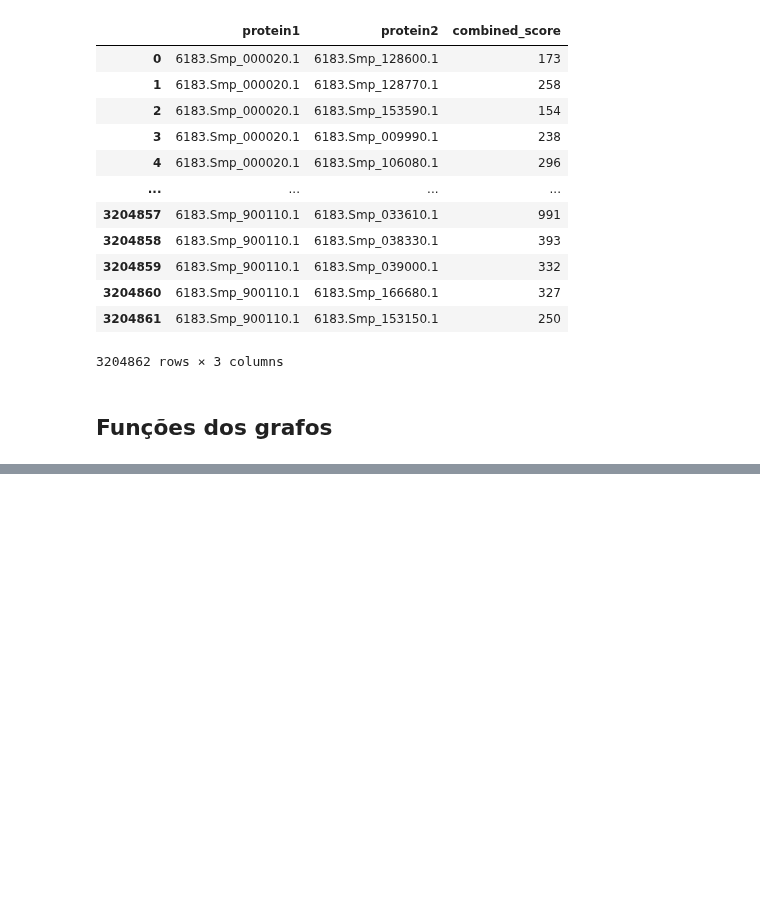
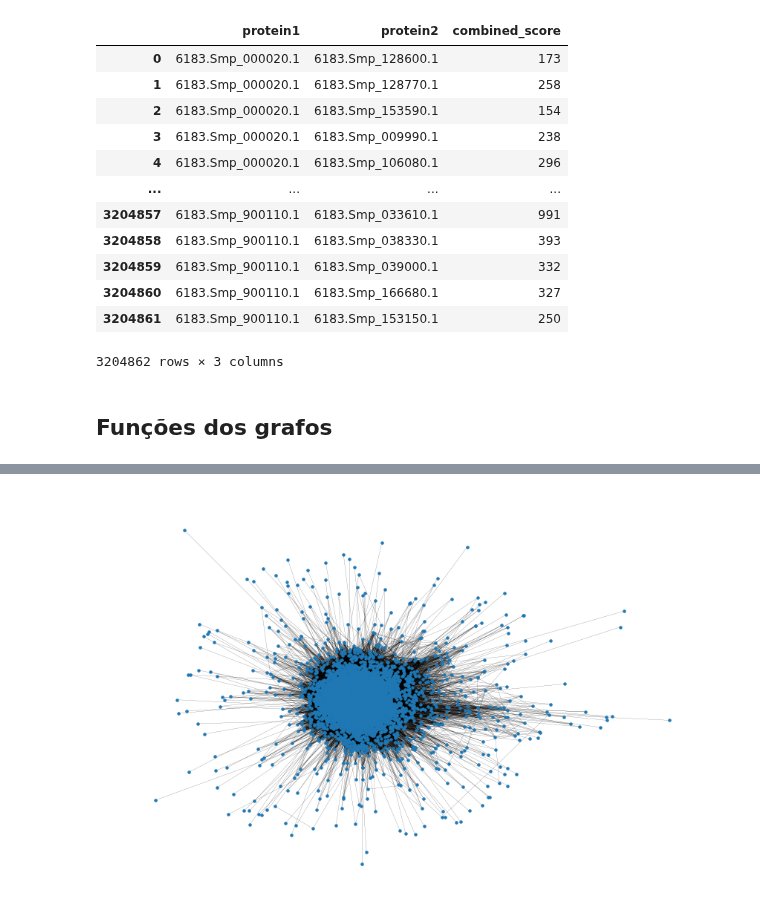
Before and after one commit to JessicaIta/deg-data-essentiality, a Jupyter notebook: STRING-deg-essenciality.ipynb, the cells around one changed output, grey strips where cells are left out. Cells and saved outputs as stored; diff of their text form; code cells hidden in the pictures; blank space fills up the shorter version.

```diff
--- a/STRING-deg-essenciality.ipynb
+++ b/STRING-deg-essenciality.ipynb
@@ -125,7 +147,16 @@ protein_map
 # %%
+# Mapeando as proteínas para gerar o grafo
+
 def mapProtein(protein_interaction_df, protein_map):
 
-    protein_interation_masked = protein_interaction_df.replace(
-        {"protein1": protein_map, "protein2": protein_map}
-    )
+    protein_interation_masked = pd.DataFrame()
+
+    proteins = ['protein1', 'protein2']
+
+    for p in proteins:
+        protein_interation_masked[p] = protein_interaction_df[p].map(protein_map)
+
     return protein_interation_masked
+# %%
+protein_interation_masked = mapProtein(protein_interaction_df, protein_map)
+protein_interation_masked
@@ -132,5 +177,5 @@ def mapProtein(protein_interaction_df, protein_map):
 # %%
-def generateGraphDF():
+def generateGraph(protein_interation_masked):
 
     # Gerar grafo a partir do mapeamento do dataframe do Pandas
     protein_interaction_graph = nx.from_pandas_edgelist(
@@ -139,7 +184,4 @@ def generateGraphDF():
         target = "protein2"
     )
 
-    # Gerar dataframe a partir do Pandas
-    graph = nx.to_pandas_edgelist(protein_interaction_graph)
-
-    return graph
+    return protein_interaction_graph
@@ -145,0 +191,5 @@ def generateGraphDF():
+# %%
+# Geração do grafo de PPI
+
+graph = generateGraph(protein_interation_masked)
+df_graph = generateDF(graph)
@@ -145,0 +265,16 @@ def generateGraphDF():
+# %%
+# Graph
+
+# Fonte: https://networkx.org/nx-guides/content/exploratory_notebooks/facebook_notebook.html
+
+from random import randint
+import matplotlib.pyplot as plt
+
+pos = nx.spring_layout(graph)
+
+
+plt.figure(figsize=(15,10))
+plt.axis('off')
+nx.draw_networkx(graph, pos=pos, node_size=12, with_labels=False, width=0.15)
+# %% [output]
+[figure, added]
```
Also changed, not shown: parts of 7 cells of this notebook, 1 other file.
